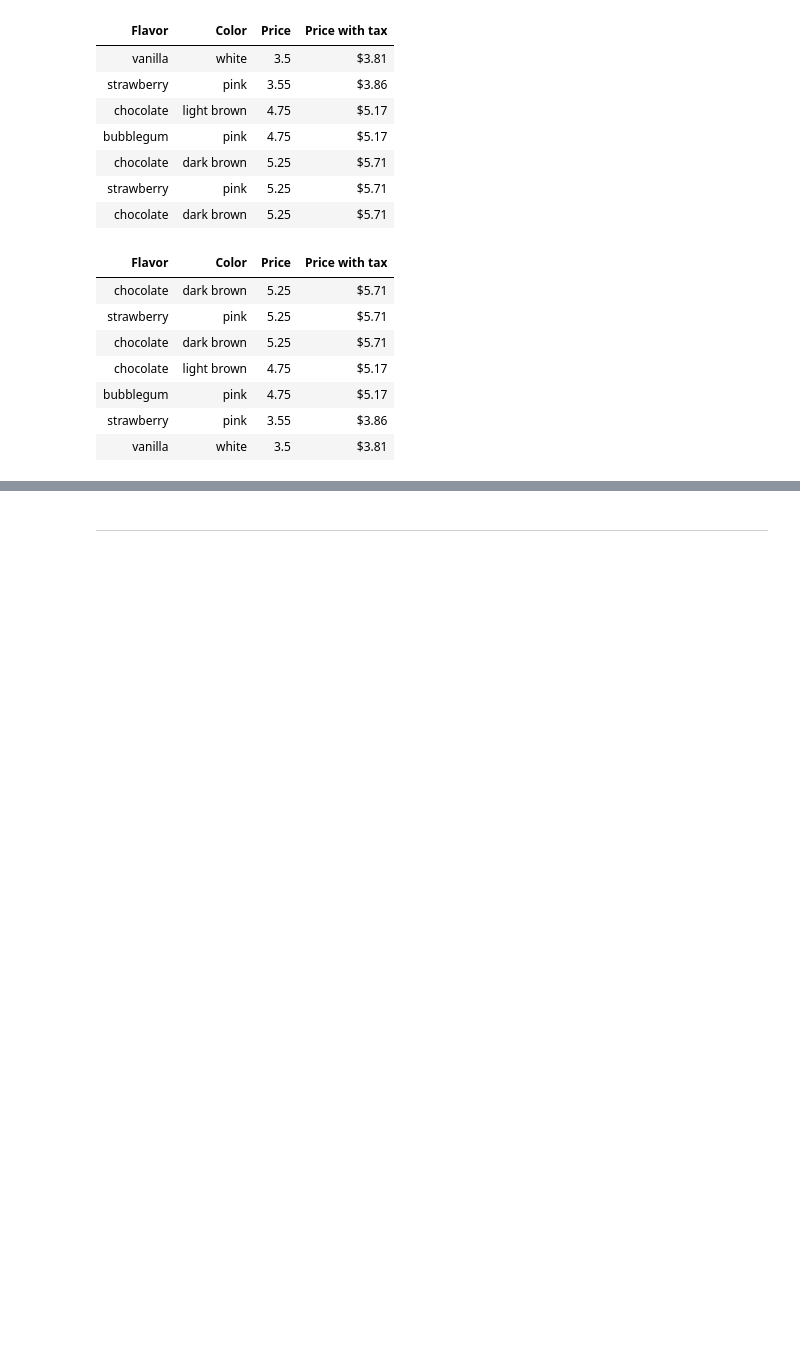
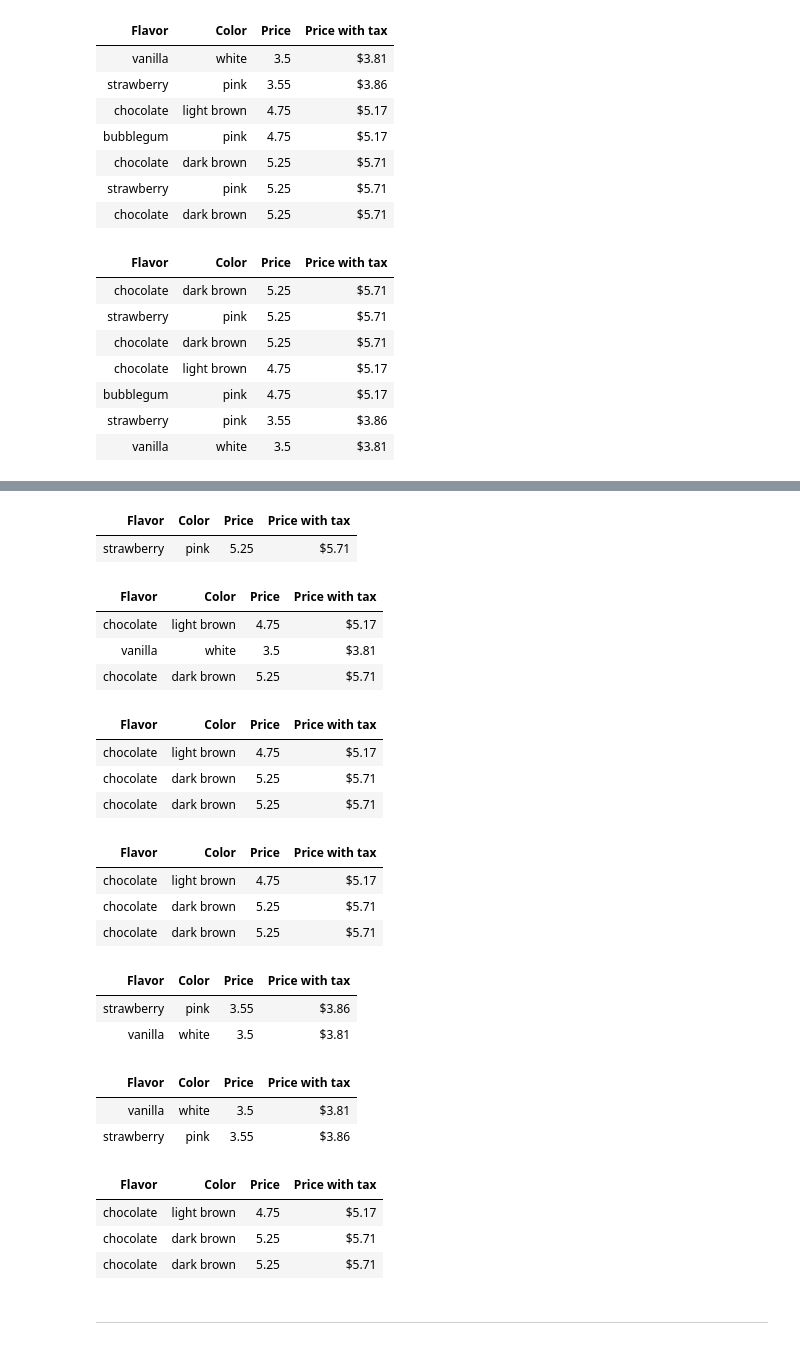
Before and after one commit to lawtonsclass/f24-code-from-class, a Jupyter notebook: data8-practice/ch06.ipynb, the cells around one changed output, grey strips where cells are left out. Saved outputs shown, nothing was run; the diff lists cells and outputs as text; code cells hidden in the pictures; blank space fills up the shorter version.

```diff
--- a/data8-practice/ch06.ipynb
+++ b/data8-practice/ch06.ipynb
@@ -190,3 +215,49 @@ cones.sort('Price with tax', descending=True)
+# %%
+cones.take(4)
+# %% [output]
+| Flavor | Color | Price | Price with tax |
+| strawberry | pink | 5.25 | $5.71 |
+# %%
+import numpy as np
+cones.take(np.arange(1, cones.num_rows, 2)) # all the odd indices
+# %% [output]
+| Flavor | Color | Price | Price with tax |
+| chocolate | light brown | 4.75 | $5.17 |
+| vanilla | white | 3.5 | $3.81 |
+| chocolate | dark brown | 5.25 | $5.71 |
+# %%
+cones.where('Flavor', 'chocolate')
+# %% [output]
+| Flavor | Color | Price | Price with tax |
+| chocolate | light brown | 4.75 | $5.17 |
+| chocolate | dark brown | 5.25 | $5.71 |
+| chocolate | dark brown | 5.25 | $5.71 |
+# %%
+cones.where('Flavor', are.equal_to('chocolate'))
+# %% [output]
+| Flavor | Color | Price | Price with tax |
+| chocolate | light brown | 4.75 | $5.17 |
+| chocolate | dark brown | 5.25 | $5.71 |
+| chocolate | dark brown | 5.25 | $5.71 |
+# %%
+cones.where('Price with tax', are.below(5))
+# %% [output]
+| Flavor | Color | Price | Price with tax |
+| strawberry | pink | 3.55 | $3.86 |
+| vanilla | white | 3.5 | $3.81 |
+# %%
+cones.where('Price with tax', are.below(5)).sort('Price with tax')
+# %% [output]
+| Flavor | Color | Price | Price with tax |
+| vanilla | white | 3.5 | $3.81 |
+| strawberry | pink | 3.55 | $3.86 |
+# %%
+cones.where('Color', are.containing('brown'))
+# %% [output]
+| Flavor | Color | Price | Price with tax |
+| chocolate | light brown | 4.75 | $5.17 |
+| chocolate | dark brown | 5.25 | $5.71 |
+| chocolate | dark brown | 5.25 | $5.71 |
 # %% [markdown]
 ---
 # %%
```
Also changed, not shown: parts of 8 cells of this notebook.
